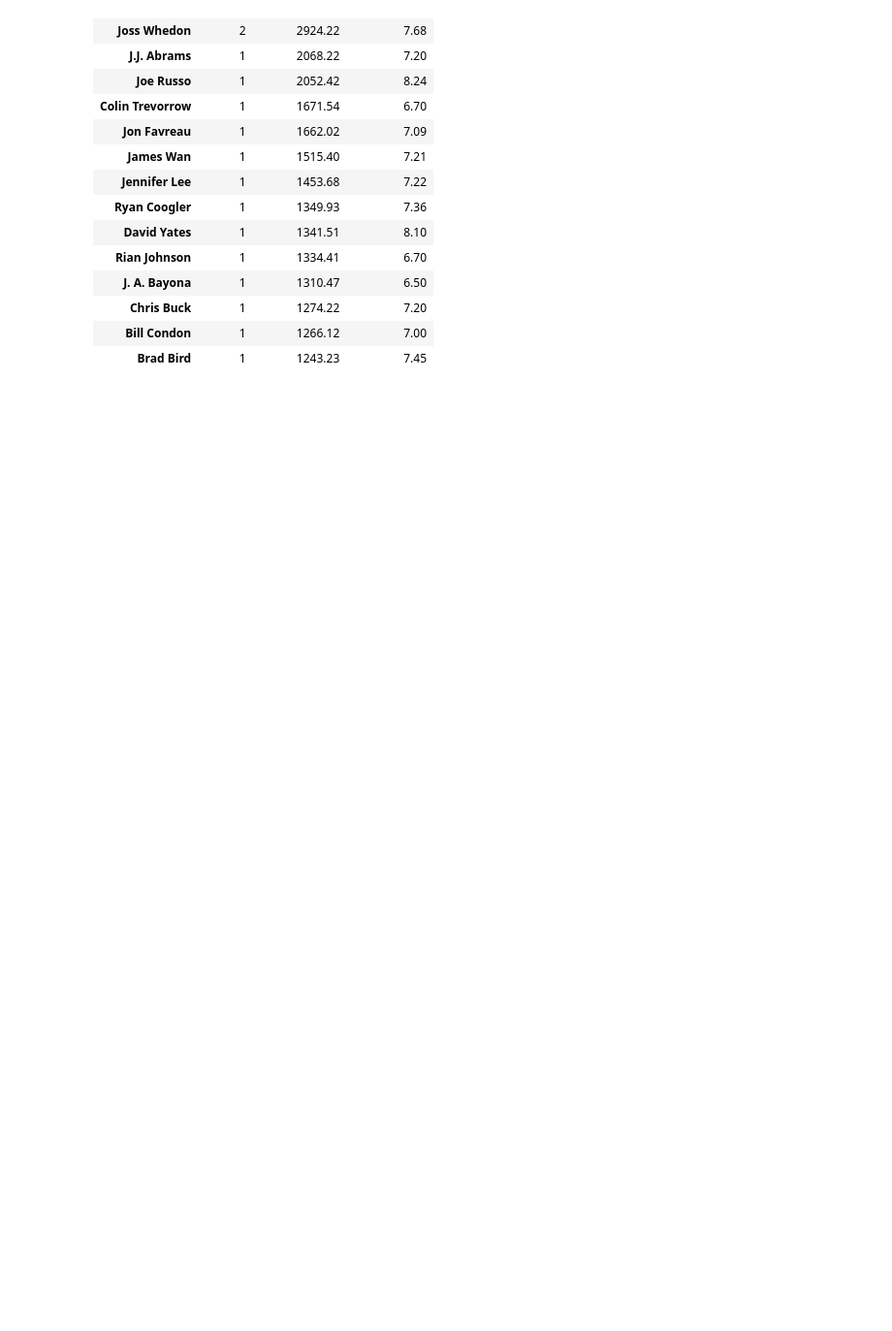
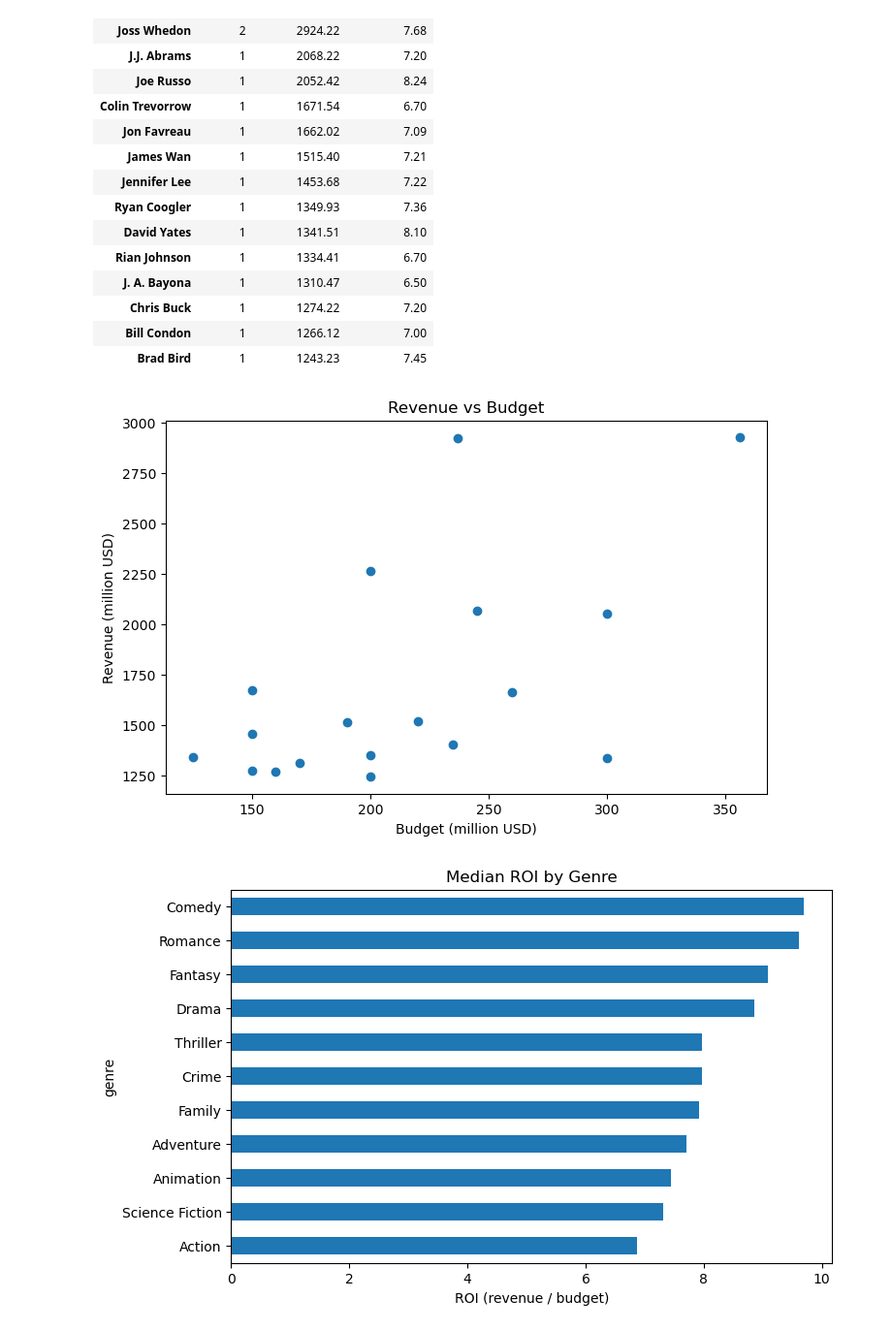
Before and after one commit to mutochris04-ctrl/tmdb-movie-data-analysis, a Jupyter notebook: tmdb_analysis.ipynb, the cells around one changed output. Shown at 97% size. Saved outputs shown, nothing was run; the diff lists cells and outputs as text; code cells hidden in the pictures; blank space fills up the shorter version.

Commit message:
feat: add 5 visualizations for revenue, ROI, popularity, yearly trends and franchises

```diff
--- a/tmdb_analysis.ipynb
+++ b/tmdb_analysis.ipynb
@@ -417,3 +417,52 @@ Most successful directors
 | Chris Buck | 1 | 1274.22 | 7.20 |
 | Bill Condon | 1 | 1266.12 | 7.00 |
 | Brad Bird | 1 | 1243.23 | 7.45 |
+# %%
+# Step 15: Visualizations
+import matplotlib.pyplot as plt
+
+# Chart 1: Revenue vs Budget
+plt.figure(figsize=(8, 5))
+plt.scatter(df["budget_musd"], df["revenue_musd"])
+plt.title("Revenue vs Budget")
+plt.xlabel("Budget (million USD)")
+plt.ylabel("Revenue (million USD)")
+plt.show()
+
+# Chart 2: ROI by genre (each genre counted separately)
+genre_df = df.assign(genre=df["genres"].str.split("|")).explode("genre")
+genre_roi = genre_df.groupby("genre")["roi"].median().sort_values()
+plt.figure(figsize=(8, 5))
+genre_roi.plot(kind="barh")
+plt.title("Median ROI by Genre")
+plt.xlabel("ROI (revenue / budget)")
+plt.show()
+
+# Chart 3: Popularity vs Rating
+plt.figure(figsize=(8, 5))
+plt.scatter(df["vote_average"], df["popularity"])
+plt.title("Popularity vs Rating")
+plt.xlabel("Rating (vote average)")
+plt.ylabel("Popularity")
+plt.show()
+
+# Chart 4: Yearly box office
+df["year"] = df["release_date"].dt.year
+yearly = df.groupby("year")["revenue_musd"].sum()
+plt.figure(figsize=(8, 5))
+yearly.plot(kind="bar")
+plt.title("Total Box Office Revenue by Release Year")
+plt.xlabel("Year")
+plt.ylabel("Revenue (million USD)")
+plt.show()
+
+# Chart 5: Franchise vs Standalone
+plt.figure(figsize=(6, 5))
+plt.bar(["Franchise", "Standalone"],
+        [franchise["revenue_musd"].mean(), standalone["revenue_musd"].mean()])
+plt.title("Mean Revenue: Franchise vs Standalone")
+plt.ylabel("Revenue (million USD)")
+plt.show()
+# %% [output]
+[figure, added]
+[figure, added]
```
Also changed, not shown: parts of 1 cell of this notebook.
